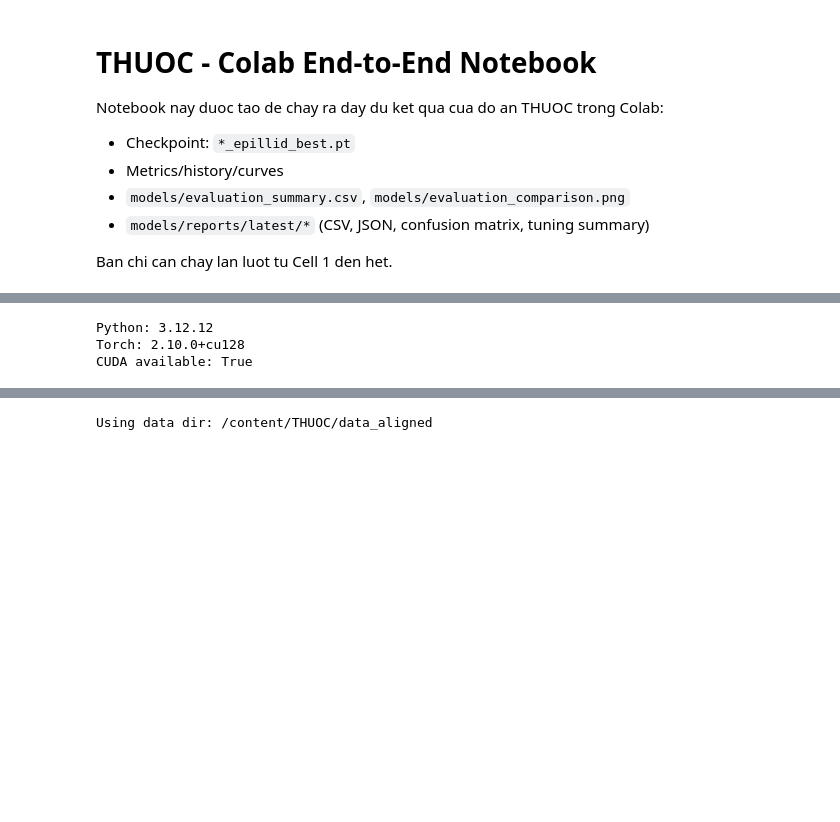
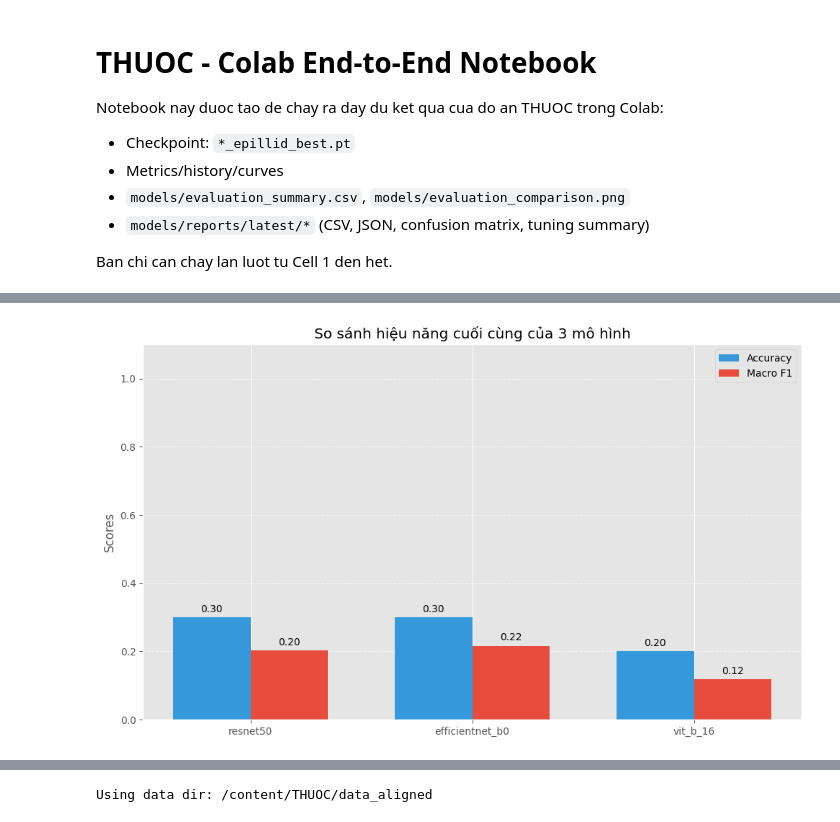
Before and after one commit to Khoidep-zai/BigData_Vaipe, a Jupyter notebook: THUOC_Colab_Train_Evaluate.ipynb, the cells around one changed output, grey strips where cells are left out. Cells and saved outputs as stored; diff of their text form; code cells hidden in the pictures; blank space fills up the shorter version.

Commit message:
Được tạo bằng Colab

```diff
--- a/THUOC_Colab_Train_Evaluate.ipynb
+++ b/THUOC_Colab_Train_Evaluate.ipynb
@@ -64,18 +69,49 @@ print('Working dir:', os.getcwd())
 Working dir: /content/THUOC
-# %%
-# Cell 4 - Cai dependencies
-import sys
-import torch
-
-subprocess.run([sys.executable, '-m', 'pip', 'install', '--upgrade', 'pip'], check=True)
-subprocess.run([sys.executable, '-m', 'pip', 'install', '-r', 'requirements.txt'], check=True)
-
-print('Python:', sys.version.split()[0])
-print('Torch:', torch.__version__)
-print('CUDA available:', torch.cuda.is_available())
-if DEVICE == 'cuda' and not torch.cuda.is_available():
-    print('[WARN] CUDA khong available, script se tu fallback CPU theo logic project')
-# %% [output]
-Python: 3.12.12
-Torch: 2.10.0+cu128
-CUDA available: True
+# %%
+import matplotlib.pyplot as plt
+import pandas as pd
+import numpy as np
+
+# Lấy dữ liệu từ biến 'rows' đã được tạo sau khi train và eval
+if 'rows' in globals():
+    # Chỉ lấy 3 mô hình chính, bỏ qua ensemble nếu có
+    main_models = ['resnet50', 'efficientnet_b0', 'vit_b_16']
+    data = [r for r in rows if r.model in main_models]
+
+    models = [r.model for r in data]
+    accuracy = [r.accuracy for r in data]
+    f1_score = [r.macro_f1 for r in data]
+
+    x = np.arange(len(models))
+    width = 0.35
+
+    fig, ax = plt.subplots(figsize=(10, 6))
+    rects1 = ax.bar(x - width/2, accuracy, width, label='Accuracy', color='#3498db')
+    rects2 = ax.bar(x + width/2, f1_score, width, label='Macro F1', color='#e74c3c')
+
+    ax.set_ylabel('Scores')
+    ax.set_title('So sánh hiệu năng cuối cùng của 3 mô hình')
+    ax.set_xticks(x)
+    ax.set_xticklabels(models)
+    ax.set_ylim(0, 1.1)
+    ax.legend()
+    ax.grid(axis='y', linestyle='--', alpha=0.7)
+
+    def autolabel(rects):
+        for rect in rects:
+            height = rect.get_height()
+            ax.annotate(f'{height:.2f}',
+                        xy=(rect.get_x() + rect.get_width() / 2, height),
+                        xytext=(0, 3),
+                        textcoords="offset points",
+                        ha='center', va='bottom')
+
+    autolabel(rects1)
+    autolabel(rects2)
+
+    fig.tight_layout()
+    plt.show()
+else:
+    print('Không tìm thấy dữ liệu đánh giá (rows). Vui lòng chạy Cell 7 trước.')
+# %% [output]
+[figure, added]
```
Also changed, not shown: parts of 15 cells of this notebook.
